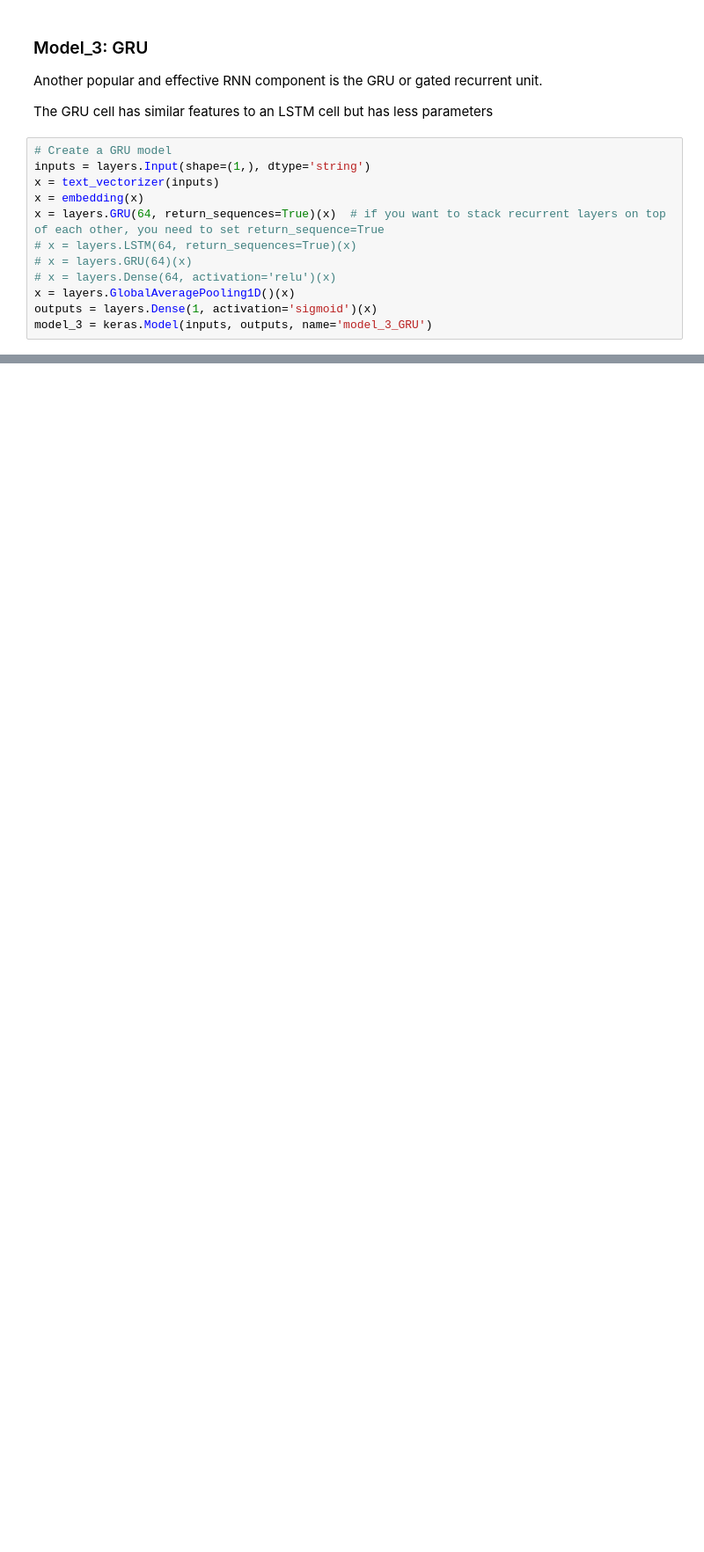
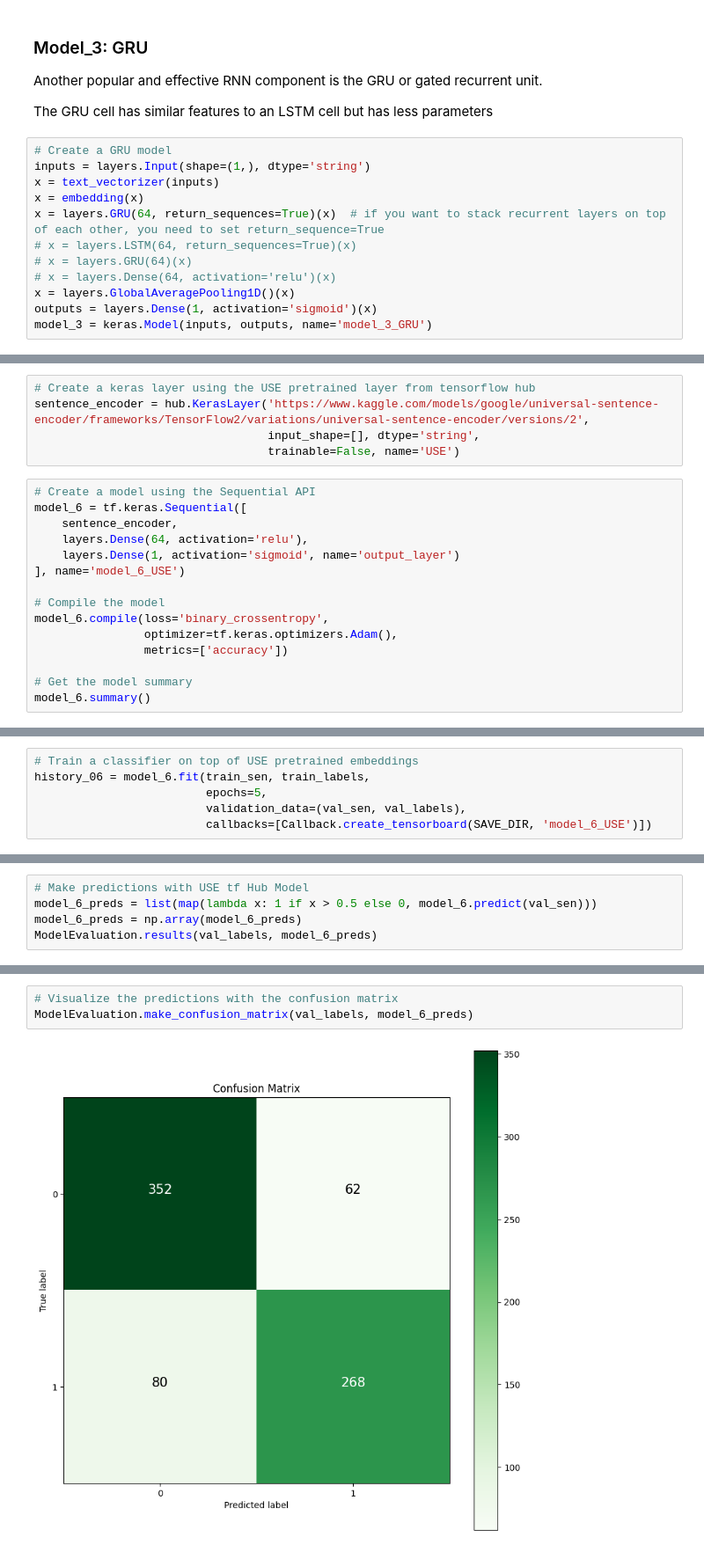
Before and after one commit to Khey17/100-Days-Of-ML-Code, a Jupyter notebook: Learn-TensorFlow/NLP_Fundamentals_in_TensorFlow_08.ipynb, the cells around one changed output, grey strips where cells are left out. Shown at 88% size. Cells and saved outputs as stored; diff of their text form; blank space fills up the shorter version.

```diff
--- a/Learn-TensorFlow/NLP_Fundamentals_in_TensorFlow_08.ipynb
+++ b/Learn-TensorFlow/NLP_Fundamentals_in_TensorFlow_08.ipynb
@@ -773,0 +958,20 @@ ModelEvaluation.results(val_labels, model_3_preds)
+# %%
+# Create a keras layer using the USE pretrained layer from tensorflow hub
+sentence_encoder = hub.KerasLayer('https://www.kaggle.com/models/google/universal-sentence-encoder/frameworks/TensorFlow2/variations/universal-sentence-encoder/versions/2',
+                                  input_shape=[], dtype='string',
+                                  trainable=False, name='USE')
+# %%
+# Create a model using the Sequential API
+model_6 = tf.keras.Sequential([
+    sentence_encoder,
+    layers.Dense(64, activation='relu'),
+    layers.Dense(1, activation='sigmoid', name='output_layer')
+], name='model_6_USE')
+
+# Compile the model
+model_6.compile(loss='binary_crossentropy',
+                optimizer=tf.keras.optimizers.Adam(),
+                metrics=['accuracy'])
+
+# Get the model summary
+model_6.summary()
@@ -773,0 +994,6 @@ ModelEvaluation.results(val_labels, model_3_preds)
+# %%
+# Train a classifier on top of USE pretrained embeddings
+history_06 = model_6.fit(train_sen, train_labels,
+                         epochs=5,
+                         validation_data=(val_sen, val_labels),
+                         callbacks=[Callback.create_tensorboard(SAVE_DIR, 'model_6_USE')])
@@ -773,0 +1012,5 @@ ModelEvaluation.results(val_labels, model_3_preds)
+# %%
+# Make predictions with USE tf Hub Model
+model_6_preds = list(map(lambda x: 1 if x > 0.5 else 0, model_6.predict(val_sen)))
+model_6_preds = np.array(model_6_preds)
+ModelEvaluation.results(val_labels, model_6_preds)
@@ -773,0 +1023,5 @@ ModelEvaluation.results(val_labels, model_3_preds)
+# %%
+# Visualize the predictions with the confusion matrix
+ModelEvaluation.make_confusion_matrix(val_labels, model_6_preds)
+# %% [output]
+[figure, added]
```
Also changed, not shown: parts of 48 cells of this notebook.
